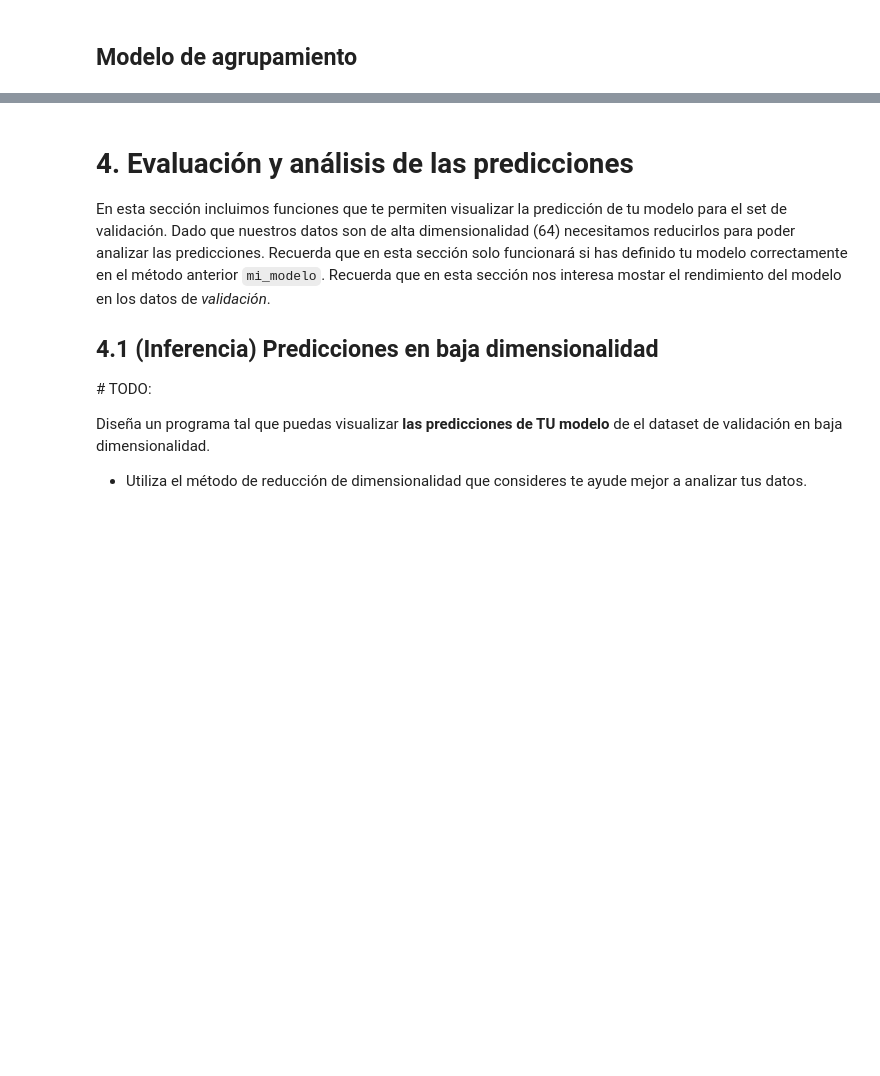
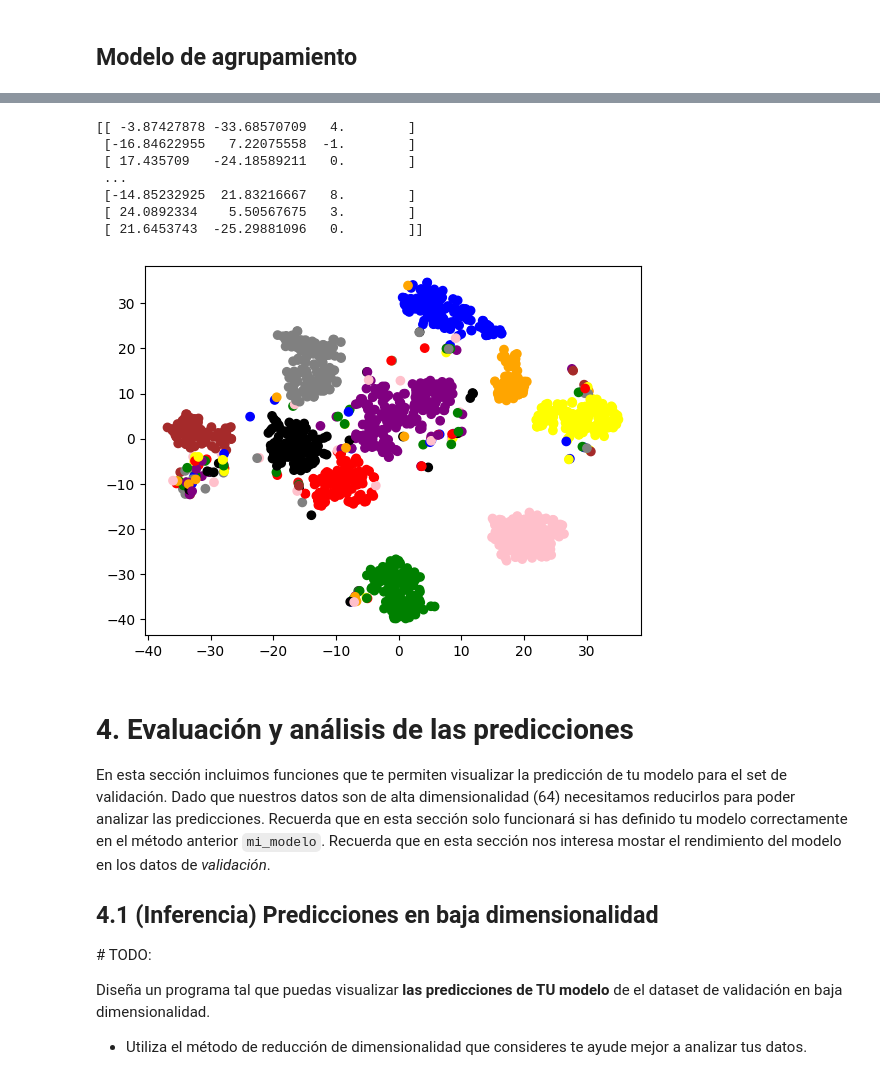
Before and after one commit to FranciscoDurazo/SI23_Peri_Co, a Jupyter notebook: proyecto_1_ML/proyecto_1_ML.ipynb, the cells around one changed output, grey strips where cells are left out. Drawn from its saved outputs; the diff is of its cells as text; code cells hidden in the pictures; blank space fills up the shorter version.

```diff
--- a/proyecto_1_ML/proyecto_1_ML.ipynb
+++ b/proyecto_1_ML/proyecto_1_ML.ipynb
@@ -211,3 +217,49 @@ pred = mi_inferencia(modelo, data_val)
+# %%
+print(modelo)
+#unos = np.ones((modelo.shape[0],1)) #Hay que cambiar esto por las etiquetas
+#X_augmented = np.concatenate((modelo.T,unos.T))
+#X_augmented = X_augmented.T
+#print(X_augmented)
+
+en = np.transpose(modelo)
+
+x = en[0,:]
+y = en[1,:]
+w = en[2,:]
+colores = [None]*len(x)
+for i in range(len(x)):
+    if w[i]==0:
+        j="pink"
+    if w[i]==1:
+        j="red"
+    if w[i]==2:
+        j="blue"
+    if w[i]==3:
+        j="yellow"
+    if w[i]==4:
+        j="green"
+    if w[i]==5:
+        j="orange"
+    if w[i]==6:
+        j="brown"
+    if w[i]==7:
+        j="purple"
+    if w[i]==8:
+        j="gray"
+    if w[i]==9:
+        j="black"
+    colores[i] = j
+plt.scatter(x[:], y[:], c=colores[:])
+plt.show()
+# %% [output]
+[[ -3.87427878 -33.68570709   4.        ]
+ [-16.84622955   7.22075558  -1.        ]
+ [ 17.435709   -24.18589211   0.        ]
+ ...
+ [-14.85232925  21.83216667   8.        ]
+ [ 24.0892334    5.50567675   3.        ]
+ [ 21.6453743  -25.29881096   0.        ]]
+[figure, added]
 # %% [markdown]
 # 4. Evaluación y análisis de las predicciones
 En esta sección incluimos funciones que te permiten visualizar la predicción de tu modelo para el set de validación. Dado que nuestros datos son de alta dimensionalidad (64) necesitamos reducirlos para poder analizar las predicciones. Recuerda que en esta sección solo funcionará si has definido tu modelo correctamente en el método anterior `mi_modelo`. Recuerda que en esta sección nos interesa mostar el rendimiento del modelo en los datos de *validación*.
```
Also changed, not shown: parts of 4 cells of this notebook, 1 other file.
